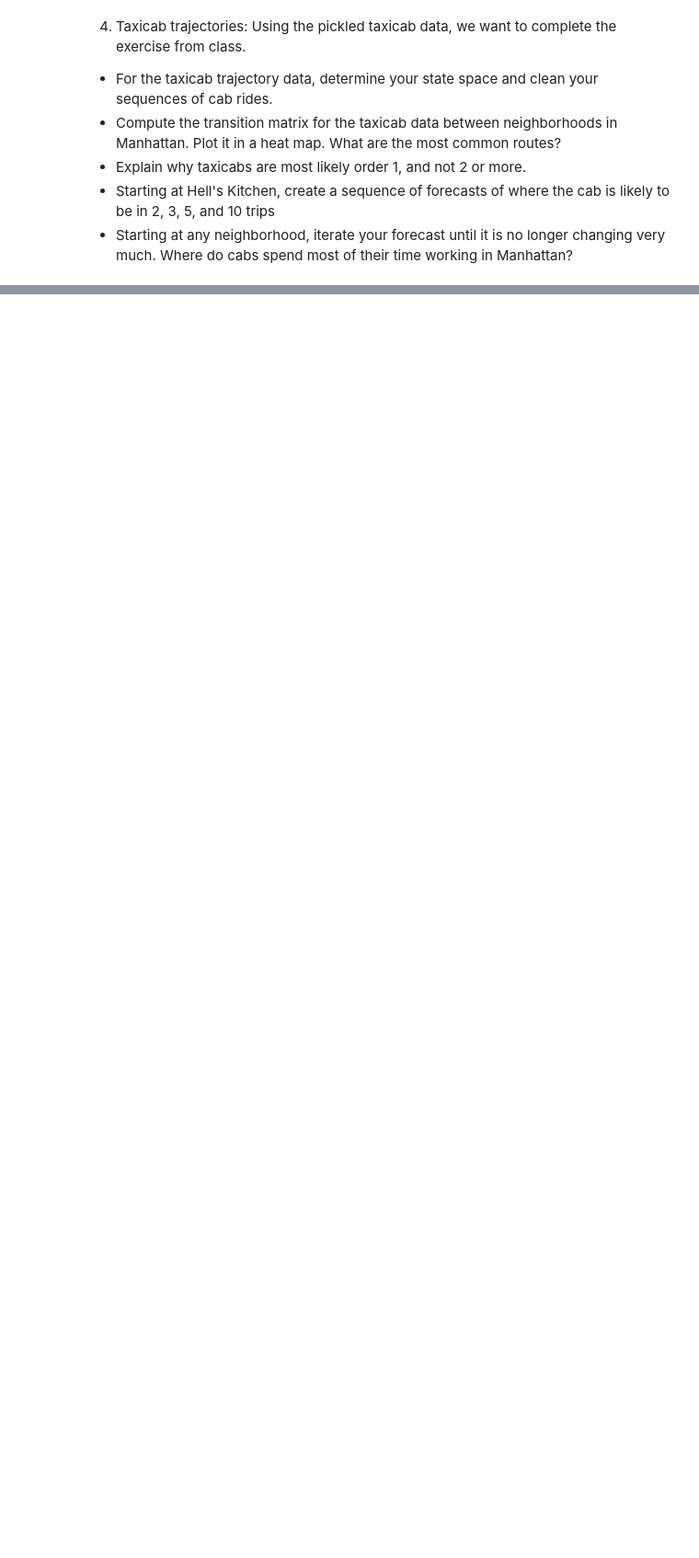
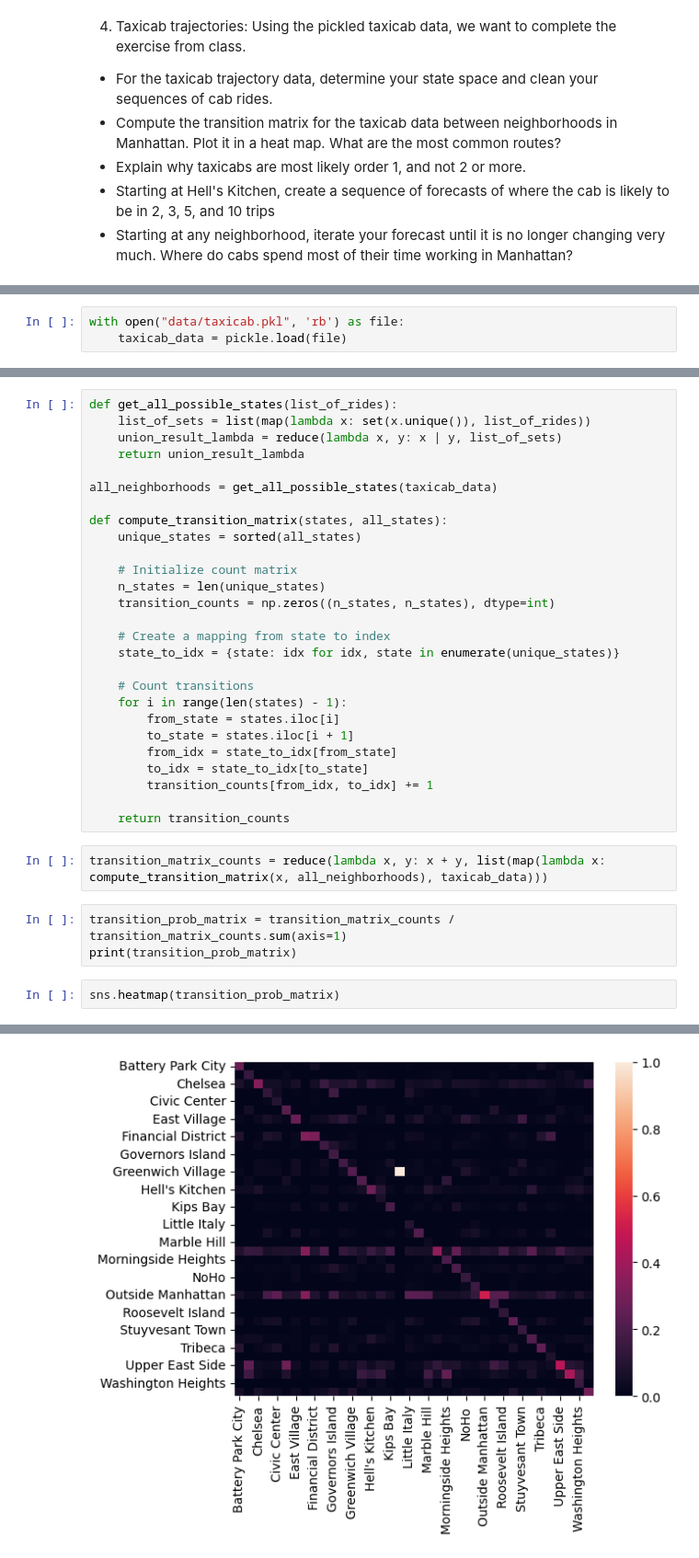
Before and after one commit to caroline-kranefuss/understanding_uncertainty_assignments_group_one, a Jupyter notebook: assignment_5.ipynb, the cells around one changed output, grey strips where cells are left out. Shown at 92% size. Drawn from its saved outputs; the diff is of its cells as text; blank space fills up the shorter version.

```diff
--- a/assignment_5.ipynb
+++ b/assignment_5.ipynb
@@ -320,0 +354,3 @@ print(test.simulate(10, initial_state=0))
+# %%
+with open("data/taxicab.pkl", 'rb') as file:
+    taxicab_data = pickle.load(file)
@@ -320,0 +359,35 @@ print(test.simulate(10, initial_state=0))
+# %%
+def get_all_possible_states(list_of_rides):
+    list_of_sets = list(map(lambda x: set(x.unique()), list_of_rides))
+    union_result_lambda = reduce(lambda x, y: x | y, list_of_sets)
+    return union_result_lambda
+
+all_neighborhoods = get_all_possible_states(taxicab_data)
+
+def compute_transition_matrix(states, all_states):
+    unique_states = sorted(all_states)
+
+    # Initialize count matrix
+    n_states = len(unique_states)
+    transition_counts = np.zeros((n_states, n_states), dtype=int)
+
+    # Create a mapping from state to index
+    state_to_idx = {state: idx for idx, state in enumerate(unique_states)}
+
+    # Count transitions
+    for i in range(len(states) - 1):
+        from_state = states.iloc[i]
+        to_state = states.iloc[i + 1]
+        from_idx = state_to_idx[from_state]
+        to_idx = state_to_idx[to_state]
+        transition_counts[from_idx, to_idx] += 1
+
+    return transition_counts
+# %%
+transition_matrix_counts = reduce(lambda x, y: x + y, list(map(lambda x: compute_transition_matrix(x, all_neighborhoods), taxicab_data)))
+# %%
+transition_prob_matrix = transition_matrix_counts / transition_matrix_counts.sum(axis=1)
+print(transition_prob_matrix)
+# %%
+sns.heatmap(transition_prob_matrix)
+# %% [output]
@@ -320,0 +395 @@ print(test.simulate(10, initial_state=0))
+[figure, added]
```
Also changed, not shown: parts of 8 cells of this notebook, 1 other file.
